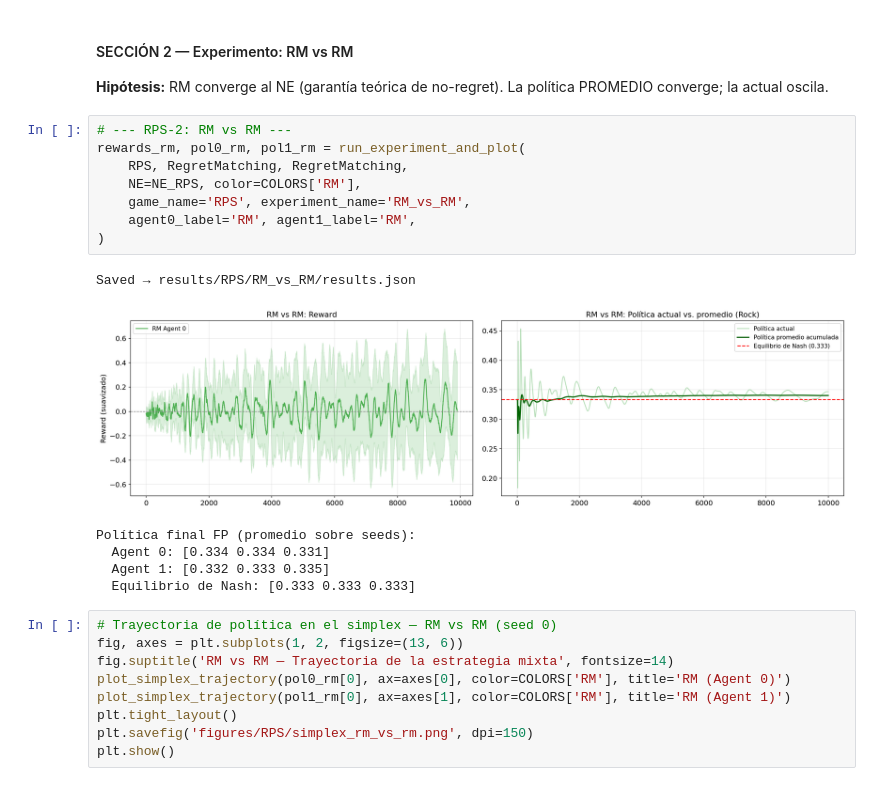
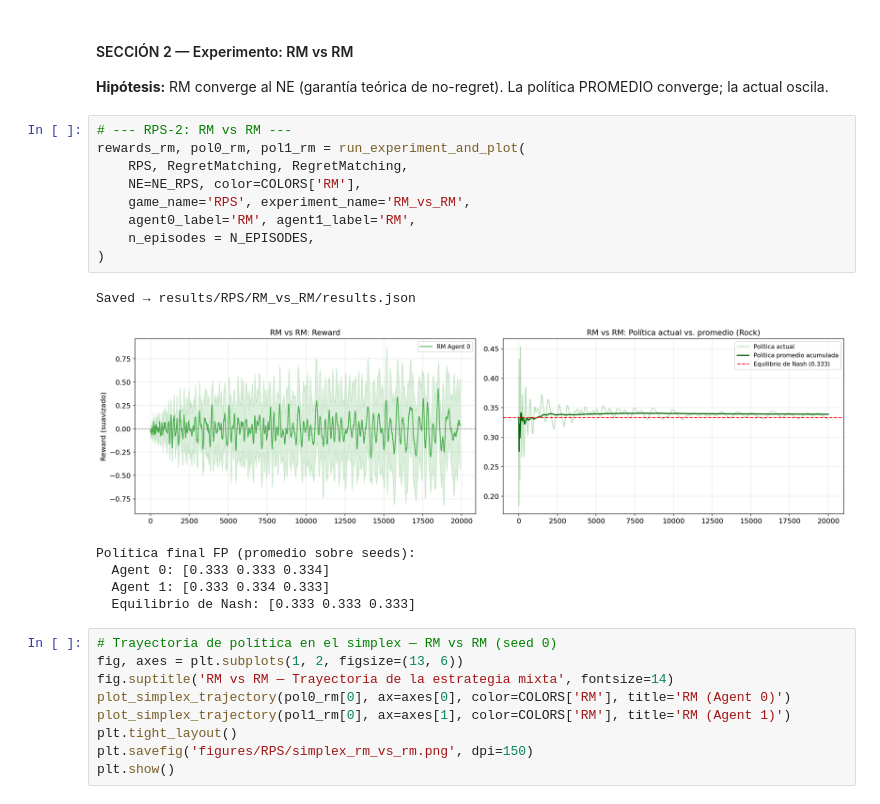
Before and after one commit to mmussio85/simultaneous-games, a Jupyter notebook: RPS.ipynb, the cells around one changed output. Drawn from its saved outputs; the diff is of its cells as text.

```diff
--- a/RPS.ipynb
+++ b/RPS.ipynb
@@ -205,17 +205,18 @@ En conjunto, los experimentos muestran que Fictitious Play no converge necesaria
 # %%
 # --- RPS-2: RM vs RM ---
 rewards_rm, pol0_rm, pol1_rm = run_experiment_and_plot(
     RPS, RegretMatching, RegretMatching,
     NE=NE_RPS, color=COLORS['RM'],
     game_name='RPS', experiment_name='RM_vs_RM',
     agent0_label='RM', agent1_label='RM',
+    n_episodes = N_EPISODES,
 )
 # %% [output]
 Saved → results/RPS/RM_vs_RM/results.json
-[figure, old version]
+[figure, new version]
 Política final FP (promedio sobre seeds):
-  Agent 0: [0.334 0.334 0.331]
-  Agent 1: [0.332 0.333 0.335]
+  Agent 0: [0.333 0.333 0.334]
+  Agent 1: [0.333 0.334 0.333]
   Equilibrio de Nash: [0.333 0.333 0.333]
 # %%
 # Trayectoria de política en el simplex — RM vs RM (seed 0)
```
Also changed, not shown: parts of 3 cells of this notebook.
